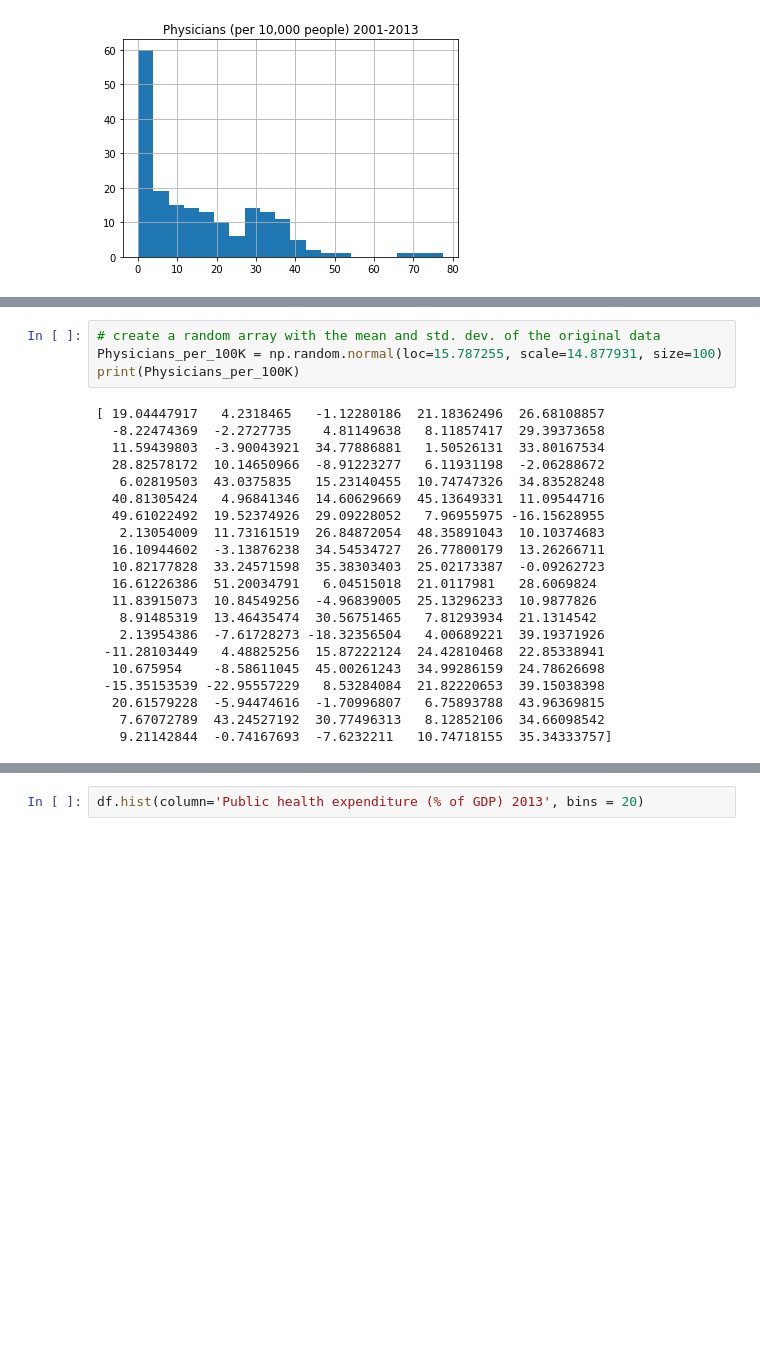
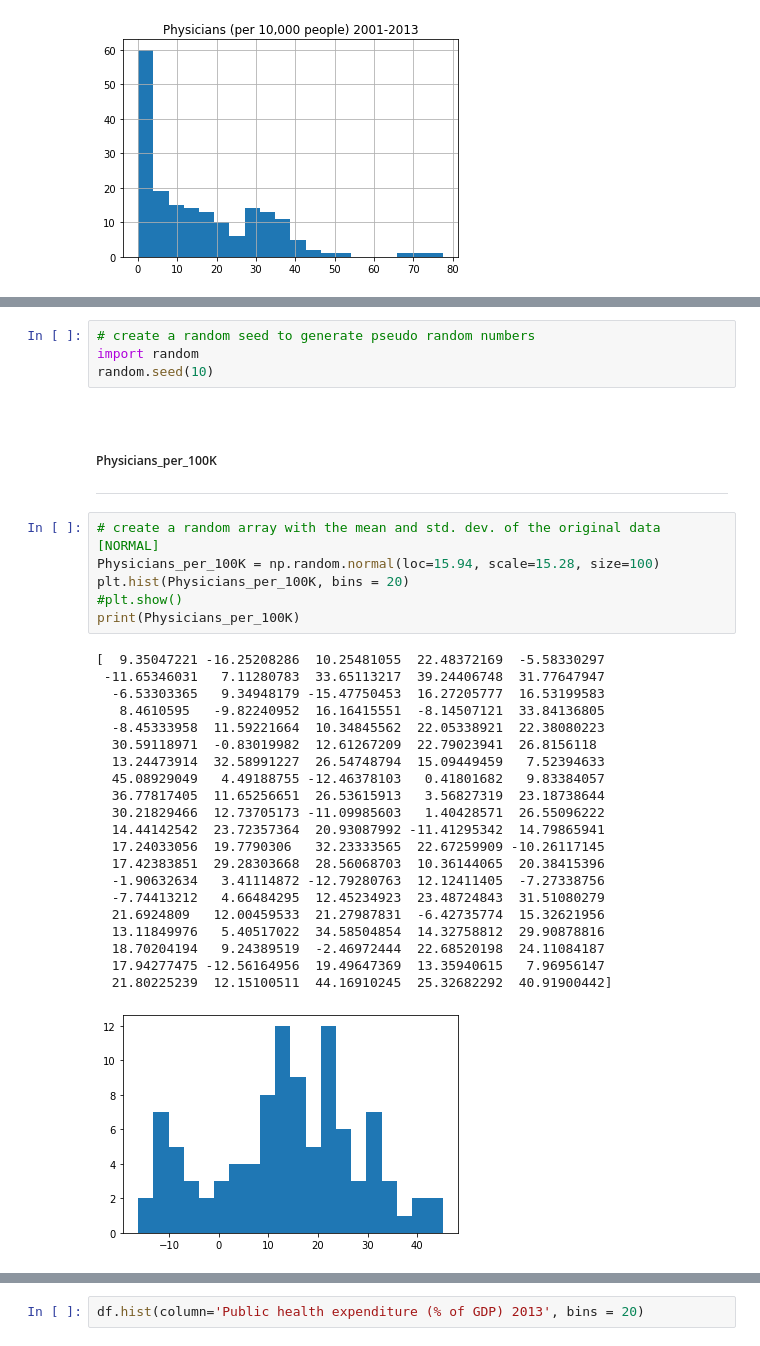
Before and after one commit to doodymack/Prog_for-Data_Analy_Project_21-22, a Jupyter notebook: Simulation_Notebook.ipynb, the cells around one changed output, grey strips where cells are left out. Cells and saved outputs as stored; diff of their text form; blank space fills up the shorter version.

```diff
--- a/Simulation_Notebook.ipynb
+++ b/Simulation_Notebook.ipynb
@@ -207,25 +216,37 @@ array([[<AxesSubplot:title={'center':'Physicians (per 10,000 people) 2001-2013'}
+# %%
+# create a random seed to generate pseudo random numbers
+import random
+random.seed(10)
+# %% [markdown]
+<br>
+
+##### Physicians_per_100K
+-----
 # %%
-# create a random array with the mean and std. dev. of the original data
-Physicians_per_100K = np.random.normal(loc=15.787255, scale=14.877931, size=100)
+# create a random array with the mean and std. dev. of the original data [NORMAL]
+Physicians_per_100K = np.random.normal(loc=15.94, scale=15.28, size=100)
+plt.hist(Physicians_per_100K, bins = 20)
+#plt.show()
 print(Physicians_per_100K)
 # %% [output]
-[ 19.04447917   4.2318465   -1.12280186  21.18362496  26.68108857
-  -8.22474369  -2.2727735    4.81149638   8.11857417  29.39373658
-  11.59439803  -3.90043921  34.77886881   1.50526131  33.80167534
-  28.82578172  10.14650966  -8.91223277   6.11931198  -2.06288672
-   6.02819503  43.0375835   15.23140455  10.74747326  34.83528248
-  40.81305424   4.96841346  14.60629669  45.13649331  11.09544716
-  49.61022492  19.52374926  29.09228052   7.96955975 -16.15628955
-   2.13054009  11.73161519  26.84872054  48.35891043  10.10374683
-  16.10944602  -3.13876238  34.54534727  26.77800179  13.26266711
-  10.82177828  33.24571598  35.38303403  25.02173387  -0.09262723
-  16.61226386  51.20034791   6.04515018  21.0117981   28.6069824
-  11.83915073  10.84549256  -4.96839005  25.13296233  10.9877826
-   8.91485319  13.46435474  30.56751465   7.81293934  21.1314542
-   2.13954386  -7.61728273 -18.32356504   4.00689221  39.19371926
- -11.28103449   4.48825256  15.87222124  24.42810468  22.85338941
-  10.675954    -8.58611045  45.00261243  34.99286159  24.78626698
- -15.35153539 -22.95557229   8.53284084  21.82220653  39.15038398
-  20.61579228  -5.94474616  -1.70996807   6.75893788  43.96369815
-   7.67072789  43.24527192  30.77496313   8.12852106  34.66098542
-   9.21142844  -0.74167693  -7.6232211   10.74718155  35.34333757]
+[  9.35047221 -16.25208286  10.25481055  22.48372169  -5.58330297
+ -11.65346031   7.11280783  33.65113217  39.24406748  31.77647947
+  -6.53303365   9.34948179 -15.47750453  16.27205777  16.53199583
+   8.4610595   -9.82240952  16.16415551  -8.14507121  33.84136805
+  -8.45333958  11.59221664  10.34845562  22.05338921  22.38080223
+  30.59118971  -0.83019982  12.61267209  22.79023941  26.8156118
+  13.24473914  32.58991227  26.54748794  15.09449459   7.52394633
+  45.08929049   4.49188755 -12.46378103   0.41801682   9.83384057
+  36.77817405  11.65256651  26.53615913   3.56827319  23.18738644
+  30.21829466  12.73705173 -11.09985603   1.40428571  26.55096222
+  14.44142542  23.72357364  20.93087992 -11.41295342  14.79865941
+  17.24033056  19.7790306   32.23333565  22.67259909 -10.26117145
+  17.42383851  29.28303668  28.56068703  10.36144065  20.38415396
+  -1.90632634   3.41114872 -12.79280763  12.12411405  -7.27338756
+  -7.74413212   4.66484295  12.45234923  23.48724843  31.51080279
+  21.6924809   12.00459533  21.27987831  -6.42735774  15.32621956
+  13.11849976   5.40517022  34.58504854  14.32758812  29.90878816
+  18.70204194   9.24389519  -2.46972444  22.68520198  24.11084187
+  17.94277475 -12.56164956  19.49647369  13.35940615   7.96956147
+  21.80225239  12.15100511  44.16910245  25.32682292  40.91900442]
+[figure, added]
```
Also changed, not shown: parts of 53 cells of this notebook, 1 other file.
